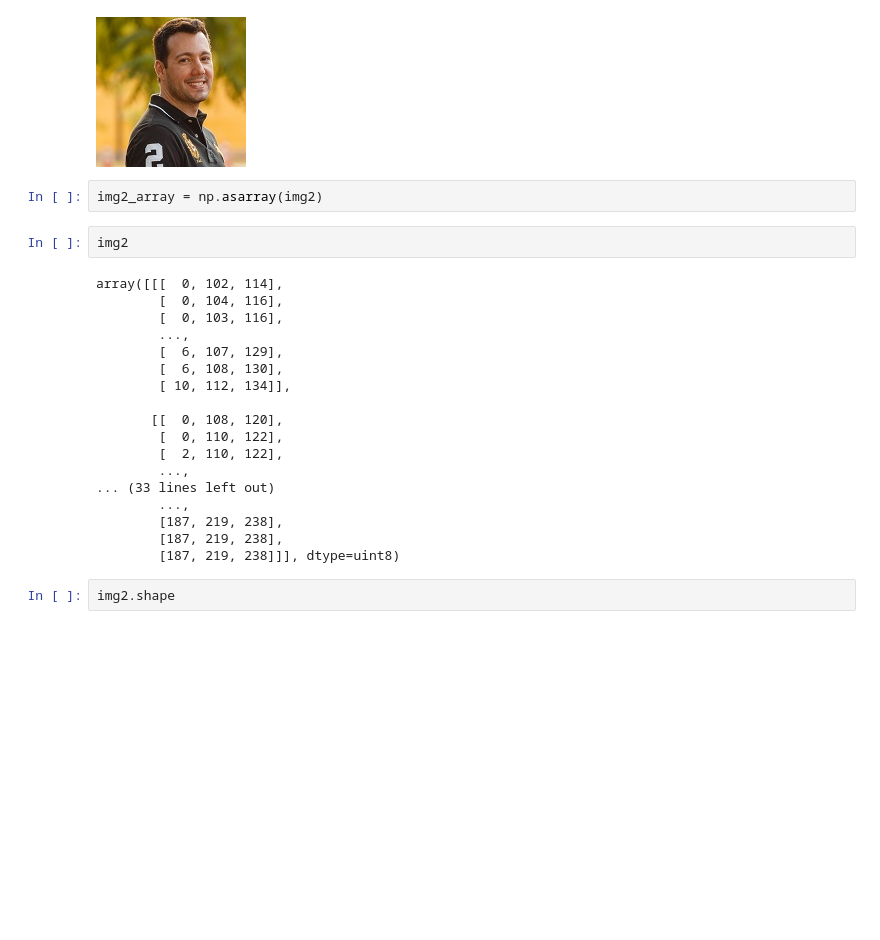
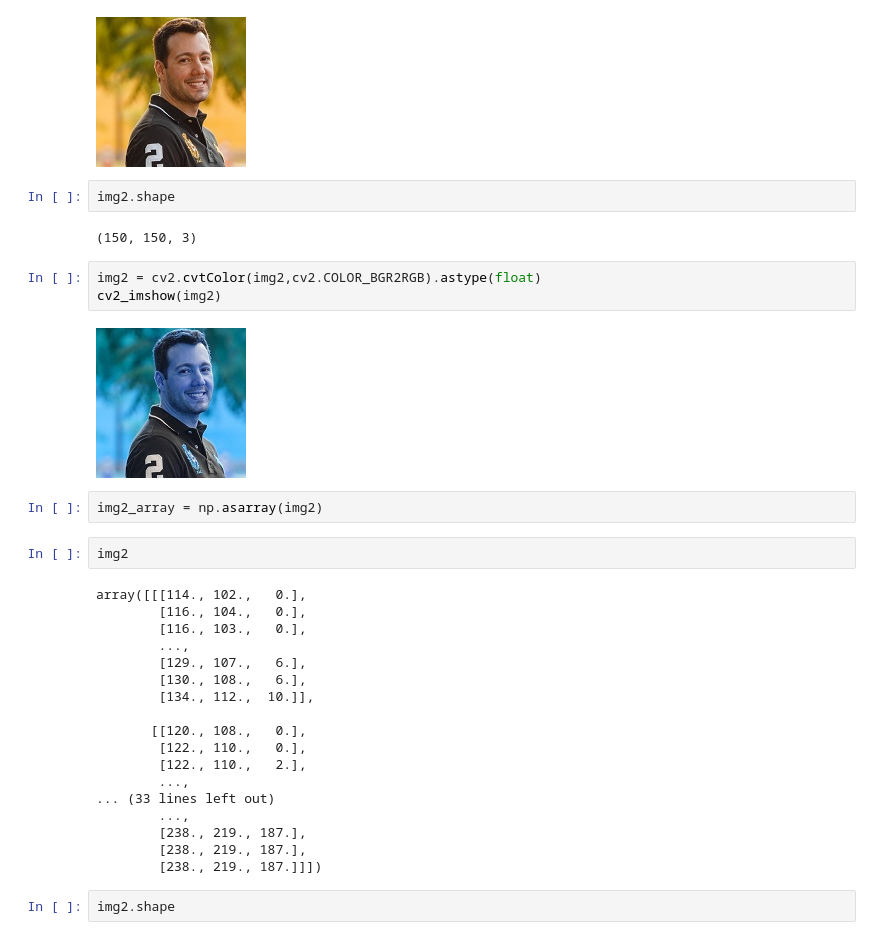
Before and after one commit to marcelounb/DeepLearning, a Jupyter notebook: TestePratico2_Outline.ipynb, the cells around one changed output. Cells and saved outputs as stored; diff of their text form; blank space fills up the shorter version.

```diff
--- a/TestePratico2_Outline.ipynb
+++ b/TestePratico2_Outline.ipynb
@@ -43,28 +47,37 @@ cv2_imshow(edge)
 cv2_imshow(img2)
 # %% [output]
 [figure]
+# %%
+img2.shape
+# %% [output]
+(150, 150, 3)
+# %%
+img2 = cv2.cvtColor(img2,cv2.COLOR_BGR2RGB).astype(float)
+cv2_imshow(img2)
+# %% [output]
+[figure, added]
 # %%
 img2_array = np.asarray(img2)
 # %%
 img2
 # %% [output]
-array([[[  0, 102, 114],
-        [  0, 104, 116],
-        [  0, 103, 116],
+array([[[114., 102.,   0.],
+        [116., 104.,   0.],
+        [116., 103.,   0.],
         ...,
-        [  6, 107, 129],
-        [  6, 108, 130],
-        [ 10, 112, 134]],
+        [129., 107.,   6.],
+        [130., 108.,   6.],
+        [134., 112.,  10.]],
 
-       [[  0, 108, 120],
-        [  0, 110, 122],
-        [  2, 110, 122],
+       [[120., 108.,   0.],
+        [122., 110.,   0.],
+        [122., 110.,   2.],
         ...,
 ... (33 lines left out)
         ...,
-        [187, 219, 238],
-        [187, 219, 238],
-        [187, 219, 238]]], dtype=uint8)
+        [238., 219., 187.],
+        [238., 219., 187.],
+        [238., 219., 187.]]])
 # %%
 img2.shape
 # %% [output]
```
Also changed, not shown: parts of 4 cells of this notebook.
